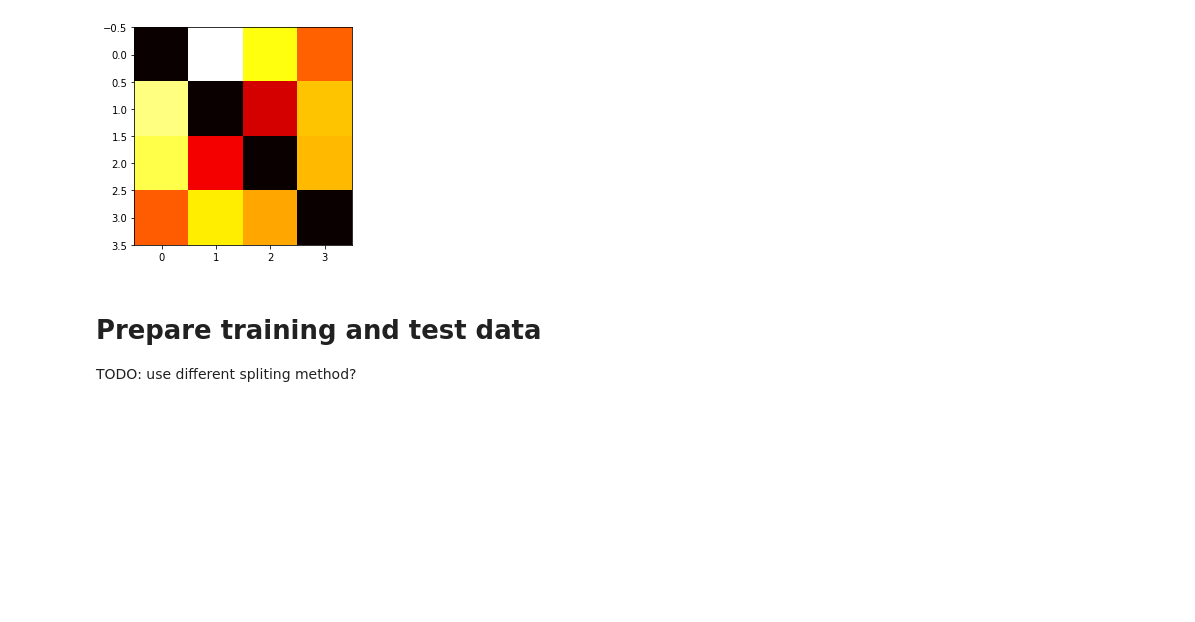
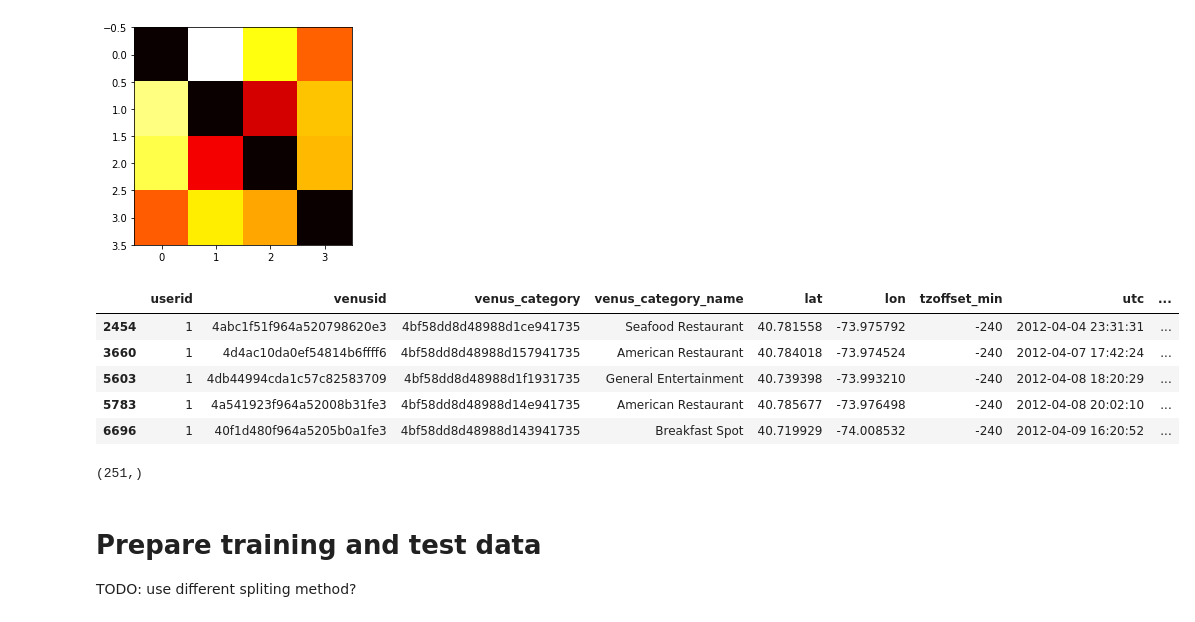
Before and after one commit to shengcode/CSE523, a Jupyter notebook: foursquare.ipynb, the cells around one changed output. Saved outputs shown, nothing was run; the diff lists cells and outputs as text; code cells hidden in the pictures; blank space fills up the shorter version.

```diff
--- a/foursquare.ipynb
+++ b/foursquare.ipynb
@@ -125,6 +127,19 @@ plt.imshow(kldiv, cmap='hot', interpolation='nearest')
 [figure]
 # %%
 pd.DataFrame(x.groupby(level=0, as_index=False).apply(lambda x: x['counts']/x.counts.sum())).to_clipboard()
+# %%
+nyc.head()
+# %% [output]
+|  | userid | venusid | venus_category | venus_category_name | lat | lon | tzoffset_min | utc | ... |
+| 2454 | 1 | 4abc1f51f964a520798620e3 | 4bf58dd8d48988d1ce941735 | Seafood Restaurant | 40.781558 | -73.975792 | -240 | 2012-04-04 23:31:31 | ... |
+| 3660 | 1 | 4d4ac10da0ef54814b6ffff6 | 4bf58dd8d48988d157941735 | American Restaurant | 40.784018 | -73.974524 | -240 | 2012-04-07 17:42:24 | ... |
+| 5603 | 1 | 4db44994cda1c57c82583709 | 4bf58dd8d48988d1f1931735 | General Entertainment | 40.739398 | -73.993210 | -240 | 2012-04-08 18:20:29 | ... |
+| 5783 | 1 | 4a541923f964a52008b31fe3 | 4bf58dd8d48988d14e941735 | American Restaurant | 40.785677 | -73.976498 | -240 | 2012-04-08 20:02:10 | ... |
+| 6696 | 1 | 40f1d480f964a5205b0a1fe3 | 4bf58dd8d48988d143941735 | Breakfast Spot | 40.719929 | -74.008532 | -240 | 2012-04-09 16:20:52 | ... |
+# %%
+nyc.venus_category_name.unique().shape
+# %% [output]
+(251,)
 # %% [markdown]
 # Prepare training and test data
 TODO: use different spliting method?
```
Also changed, not shown: parts of 39 cells of this notebook.
